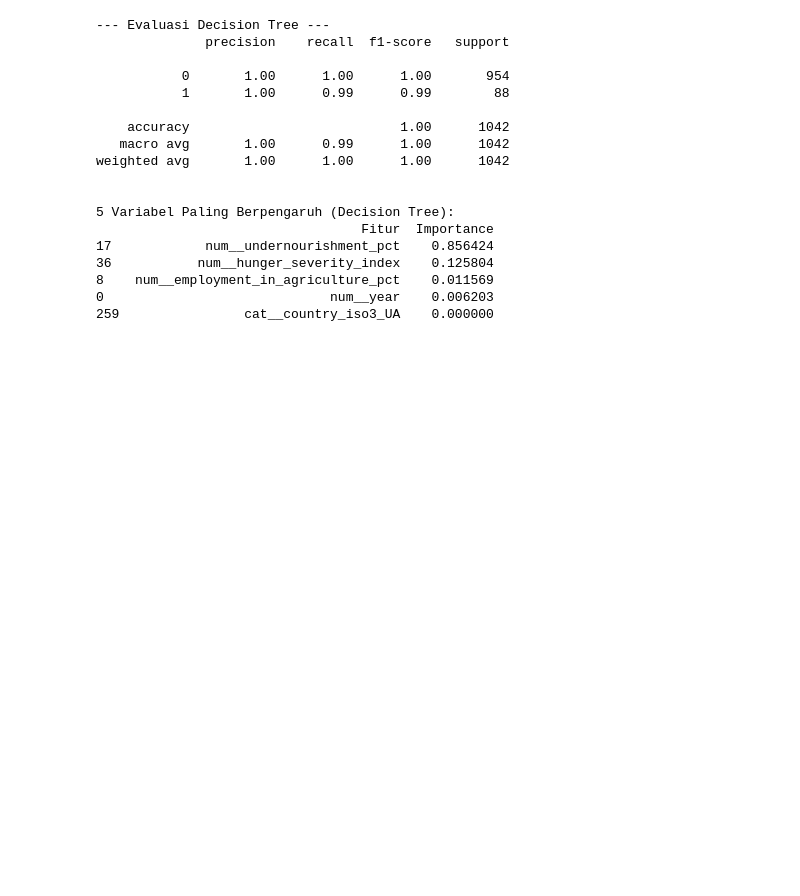
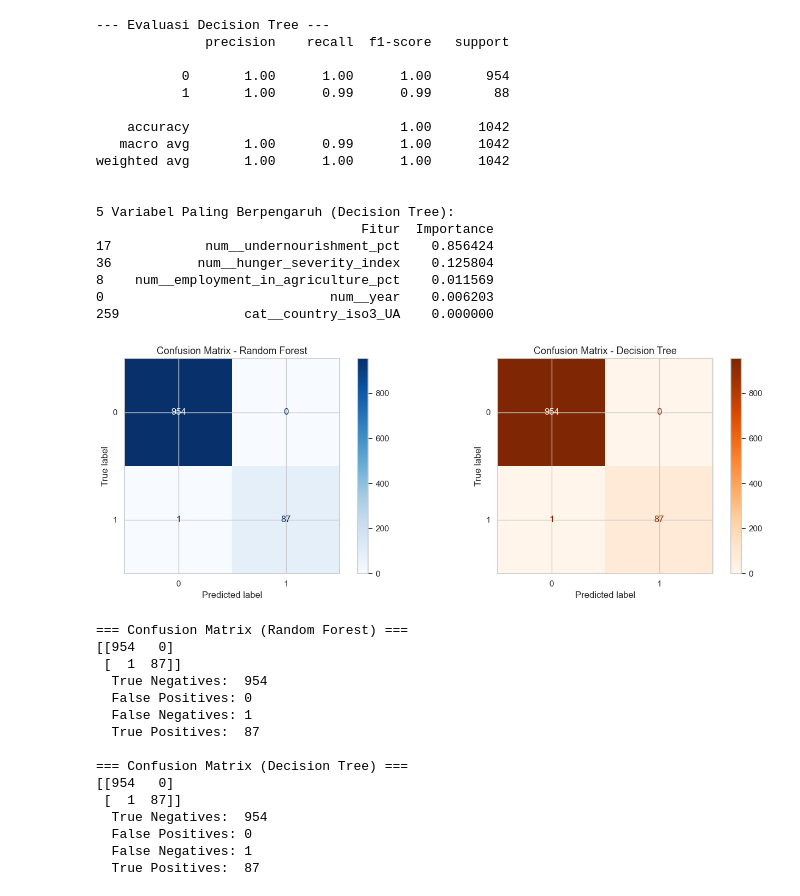
Before and after one commit to Raku-Hatoru/DataMining, a Jupyter notebook: global-food-security-intelligence-eda.ipynb, the cells around one changed output. Saved outputs shown, nothing was run; the diff lists cells and outputs as text; code cells hidden in the pictures; blank space fills up the shorter version.

```diff
--- a/global-food-security-intelligence-eda.ipynb
+++ b/global-food-security-intelligence-eda.ipynb
@@ -580,6 +580,67 @@ weighted avg       1.00      1.00      1.00      1042
 8    num__employment_in_agriculture_pct    0.011569
 0                             num__year    0.006203
 259                cat__country_iso3_UA    0.000000
+# %%
+from sklearn.metrics import confusion_matrix, ConfusionMatrixDisplay
+
+# =============================================================
+# CONFUSION MATRIX: Random Forest & Decision Tree
+# =============================================================
+
+# Prediksi Random Forest (menggunakan pipeline dari loop sebelumnya)
+y_pred_rf = pipeline.predict(X_test)
+
+# Prediksi Decision Tree (menggunakan dt_pipeline)
+# y_pred_dt sudah didefinisikan di cell sebelumnya
+
+fig, axes = plt.subplots(1, 2, figsize=(14, 5))
+
+# --- Confusion Matrix: Random Forest ---
+cm_rf = confusion_matrix(y_test, y_pred_rf)
+disp_rf = ConfusionMatrixDisplay(confusion_matrix=cm_rf)
+disp_rf.plot(ax=axes[0], cmap='Blues', values_format='d')
+axes[0].set_title('Confusion Matrix - Random Forest', fontsize=13)
+
+# --- Confusion Matrix: Decision Tree ---
+cm_dt = confusion_matrix(y_test, y_pred_dt)
+disp_dt = ConfusionMatrixDisplay(confusion_matrix=cm_dt)
+disp_dt.plot(ax=axes[1], cmap='Oranges', values_format='d')
+axes[1].set_title('Confusion Matrix - Decision Tree', fontsize=13)
+
+plt.tight_layout()
+plt.show()
+
+# --- Print detail angka ---
+print("\n=== Confusion Matrix (Random Forest) ===")
+print(cm_rf)
+print(f"  True Negatives:  {cm_rf[0][0]}")
+print(f"  False Positives: {cm_rf[0][1]}")
+print(f"  False Negatives: {cm_rf[1][0]}")
+print(f"  True Positives:  {cm_rf[1][1]}")
+
+print("\n=== Confusion Matrix (Decision Tree) ===")
+print(cm_dt)
+print(f"  True Negatives:  {cm_dt[0][0]}")
+print(f"  False Positives: {cm_dt[0][1]}")
+print(f"  False Negatives: {cm_dt[1][0]}")
+print(f"  True Positives:  {cm_dt[1][1]}")
+# %% [output]
+[figure, added]
+=== Confusion Matrix (Random Forest) ===
+[[954   0]
+ [  1  87]]
+  True Negatives:  954
+  False Positives: 0
+  False Negatives: 1
+  True Positives:  87
+
+=== Confusion Matrix (Decision Tree) ===
+[[954   0]
+ [  1  87]]
+  True Negatives:  954
+  False Positives: 0
+  False Negatives: 1
+  True Positives:  87
 # %%
 # 1. Prediksi untuk Data Train (Latihan)
 y_train_pred = pipeline.predict(X_train)
```
Also changed, not shown: parts of 1 cell of this notebook.
